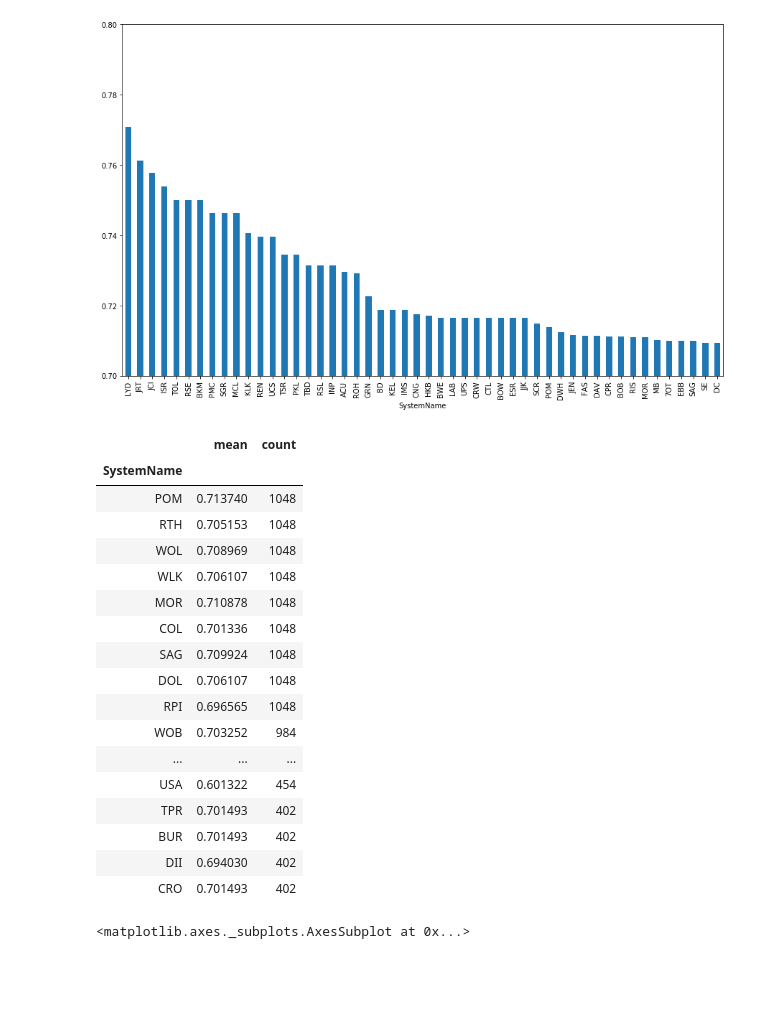
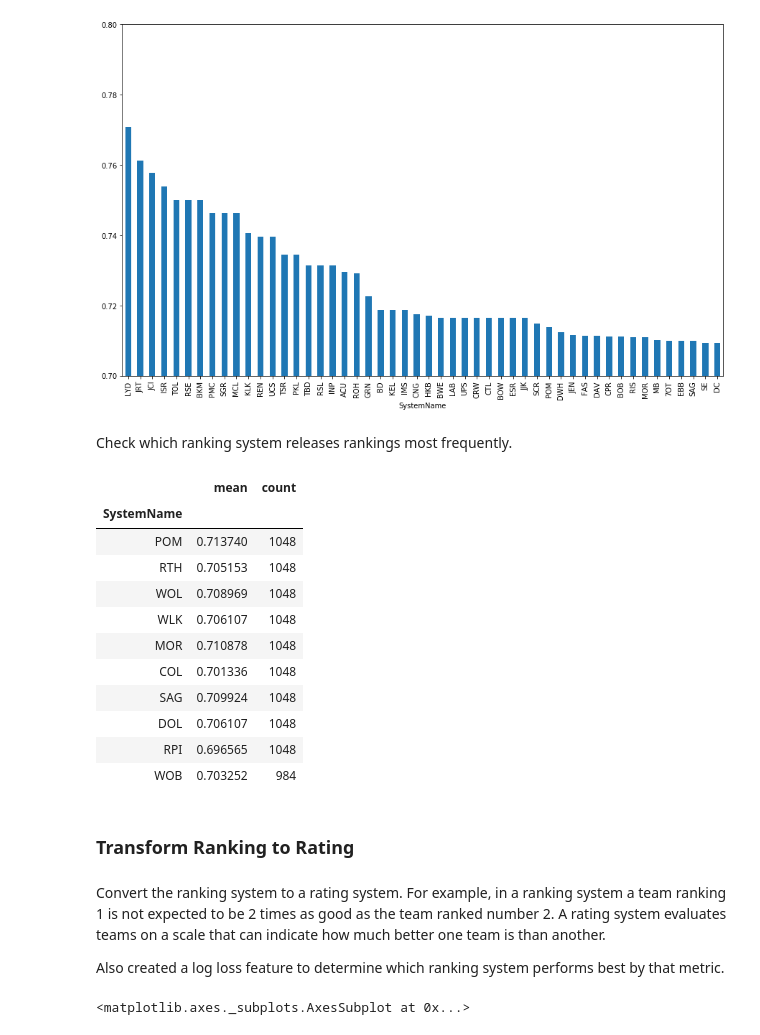
Before and after one commit to timhugele/March-Madness, a Jupyter notebook: Massey_Ordinals.ipynb, the cells around one changed output. Drawn from its saved outputs; the diff is of its cells as text; code cells hidden in the pictures; blank space fills up the shorter version.

```diff
--- a/Massey_Ordinals.ipynb
+++ b/Massey_Ordinals.ipynb
@@ -92,27 +96,29 @@ results_by_system['prediction']['mean'].sort_values(ascending=False)[:50].plot.b
 # %% [output]
 <matplotlib.axes._subplots.AxesSubplot at 0x...>
 [figure]
+# %% [markdown]
+Check which ranking system releases rankings most frequently.
 # %%
-results_by_system['prediction'].sort_values('count',ascending=False)[:50]
+results_by_system['prediction'].sort_values('count',ascending=False)[:10]
 # %% [output]
 |  | mean | count |
 | SystemName |  |  |
 | POM | 0.713740 | 1048 |
 | RTH | 0.705153 | 1048 |
 | WOL | 0.708969 | 1048 |
 | WLK | 0.706107 | 1048 |
 | MOR | 0.710878 | 1048 |
 | COL | 0.701336 | 1048 |
 | SAG | 0.709924 | 1048 |
 | DOL | 0.706107 | 1048 |
 | RPI | 0.696565 | 1048 |
 | WOB | 0.703252 | 984 |
-| ... | ... | ... |
-| USA | 0.601322 | 454 |
-| TPR | 0.701493 | 402 |
-| BUR | 0.701493 | 402 |
-| DII | 0.694030 | 402 |
-| CRO | 0.701493 | 402 |
+# %% [markdown]
+### Transform Ranking to Rating
+# %% [markdown]
+Convert the ranking system to a rating system. For example, in a ranking system a team ranking 1 is not expected to be 2 times as good as the team ranked number 2. A rating system evaluates teams on a scale that can indicate how much better one team is than another.
+
+Also created a log loss feature to determine which ranking system performs best by that metric.
 # %%
 games_df['Wrating'] = 100-4*np.log(games_df['OrdinalRankW']+1)-games_df['OrdinalRankW']/22
 games_df['Lrating'] = 100-4*np.log(games_df['OrdinalRankL']+1)-games_df['OrdinalRankL']/22
```
Also changed, not shown: parts of 23 cells of this notebook.
